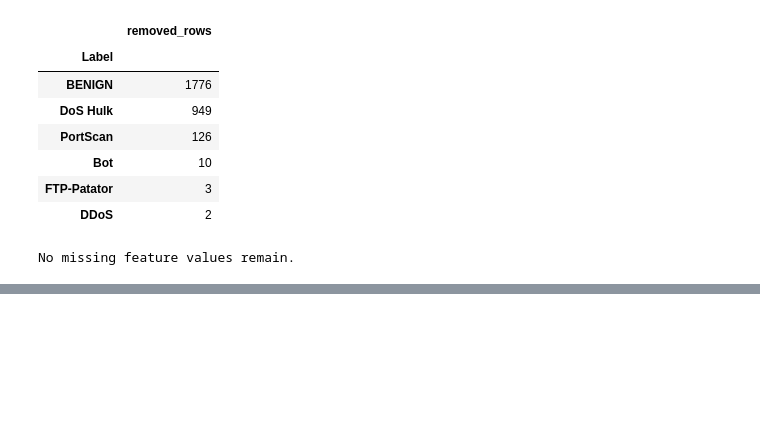
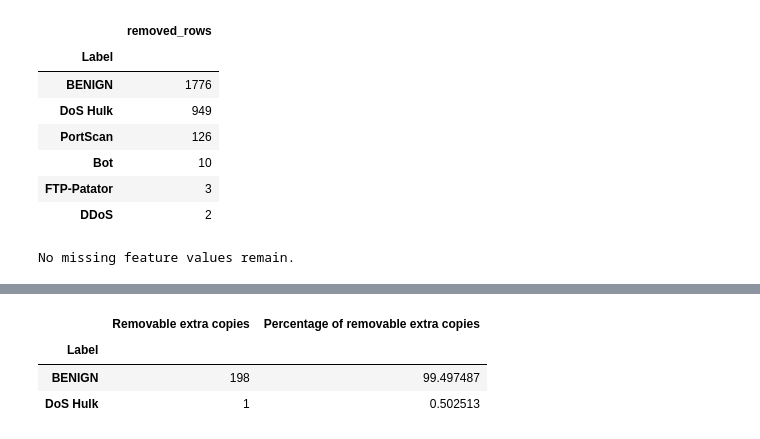
Before and after one commit to Adam-Zouari/DoS-Intrusion-Detection-System, a Jupyter notebook: ml/notebooks/01_data_exploration.ipynb, the cells around one changed output, grey strips where cells are left out. Saved outputs shown, nothing was run; the diff lists cells and outputs as text; code cells hidden in the pictures; blank space fills up the shorter version.

```diff
--- a/ml/notebooks/01_data_exploration.ipynb
+++ b/ml/notebooks/01_data_exploration.ipynb
@@ -1237,0 +1437,93 @@ No missing feature values remain.
+# %%
+duplicate_group_size_counts = (
+    exact_duplicate_group_summary["row_count"].value_counts().sort_index()
+)
+exact_duplicate_size_distribution = pd.DataFrame(
+    {
+        "Number of duplicate groups": duplicate_group_size_counts.to_numpy(),
+        "Total rows in same-label duplicate groups": (
+            duplicate_group_size_counts.index.to_numpy()
+            * duplicate_group_size_counts.to_numpy()
+        ),
+        "Removable extra copies": (
+            (duplicate_group_size_counts.index.to_numpy() - 1)
+            * duplicate_group_size_counts.to_numpy()
+        ),
+    },
+    index=pd.Index(
+        duplicate_group_size_counts.index,
+        name="Rows per duplicate group",
+    ),
+)
+print("Exact-duplicate group-size distribution:")
+display(exact_duplicate_size_distribution)
+
+exact_duplicate_key_table = (
+    exact_duplicate_group_summary.reset_index()[fingerprint_columns]
+)
+exact_duplicate_rows = duplicate_audit.merge(
+    exact_duplicate_key_table,
+    on=fingerprint_columns,
+    how="inner",
+)
+exact_duplicate_rows["_copy_number"] = (
+    exact_duplicate_rows.groupby(fingerprint_columns, sort=False).cumcount()
+)
+removable_extra_rows = exact_duplicate_rows.loc[
+    exact_duplicate_rows["_copy_number"] > 0
+]
+removable_extra_copy_label_distribution = (
+    removable_extra_rows["Label"]
+    .value_counts()
+    .rename("Removable extra copies")
+    .to_frame()
+)
+removable_extra_copy_label_distribution[
+    "Percentage of removable extra copies"
+] = (
+    removable_extra_copy_label_distribution["Removable extra copies"]
+    / len(removable_extra_rows)
+    * 100
+    if len(removable_extra_rows)
+    else 0
+)
+print("Removable extra copies by label:")
+display(removable_extra_copy_label_distribution)
+
+duplicate_example_columns = [
+    "Flow ID",
+    "Src IP",
+    "Src Port",
+    "Dst IP",
+    "Dst Port",
+    "Protocol",
+    "Timestamp",
+    "Flow Duration",
+    "Total Fwd Packet",
+    "Total Bwd packets",
+    "Total Length of Fwd Packet",
+    "Total Length of Bwd Packet",
+    "Label",
+]
+
+if exact_duplicate_group_summary.empty:
+    print("No exact same-label duplicate groups found.")
+else:
+    duplicate_example_frames = []
+    for group_number, group_key in enumerate(
+        exact_duplicate_group_summary.head(5).index,
+        start=1,
+    ):
+        group_rows = exact_duplicate_rows.loc[
+            (exact_duplicate_rows["_fingerprint_1"] == group_key[0])
+            & (exact_duplicate_rows["_fingerprint_2"] == group_key[1])
+        ]
+        example = df_valid.loc[
+            group_rows["_row_index"], duplicate_example_columns
+        ].copy()
+        example.insert(0, "Duplicate group", group_number)
+        duplicate_example_frames.append(example)
+
+    print("Representative exact-duplicate groups:")
+    display(pd.concat(duplicate_example_frames))
+# %% [output]
@@ -1237,0 +1541,4 @@ No missing feature values remain.
+|  | Removable extra copies | Percentage of removable extra copies |
+| Label |  |  |
+| BENIGN | 198 | 99.497487 |
+| DoS Hulk | 1 | 0.502513 |
```
Also changed, not shown: parts of 34 cells of this notebook.
